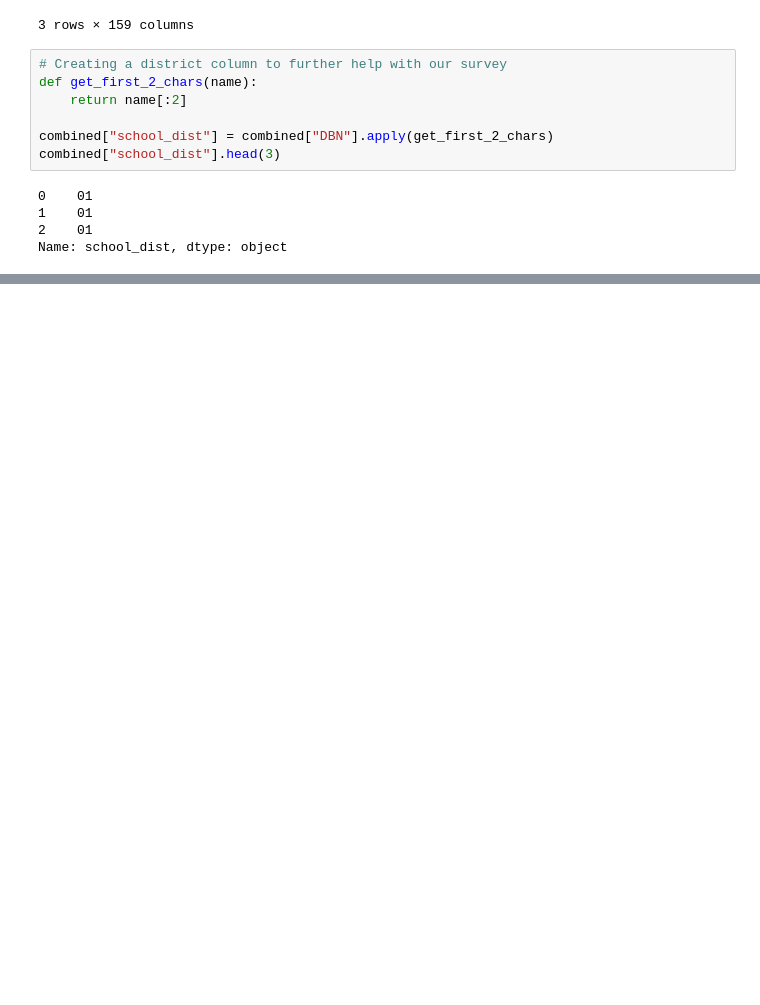
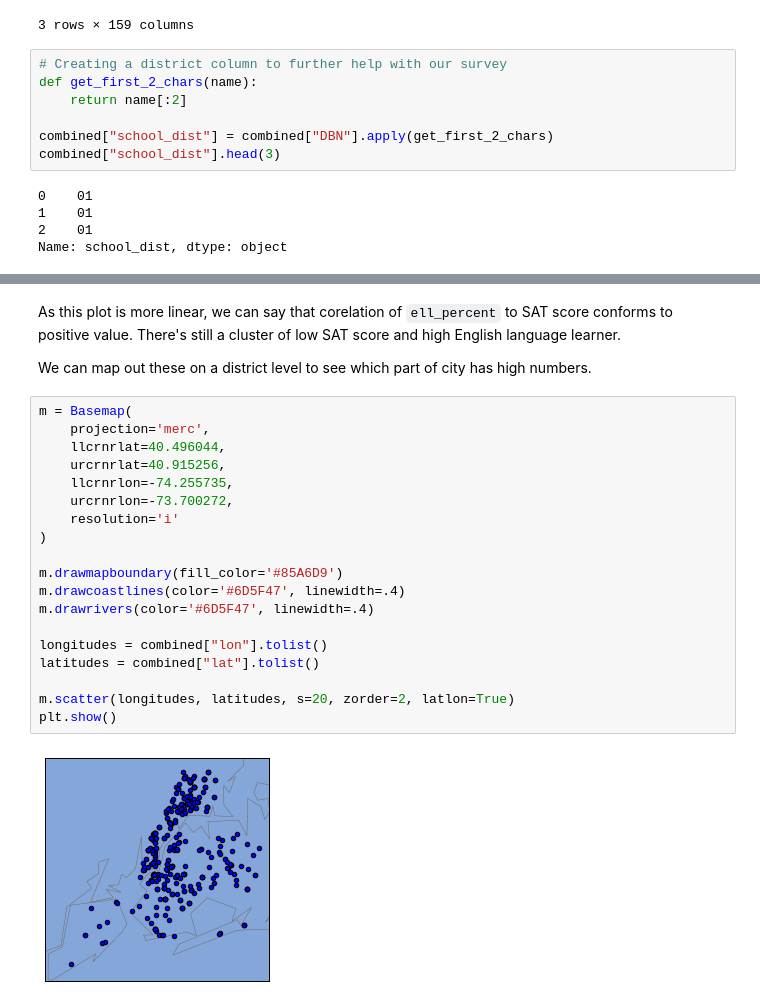
Before and after one commit to aniruddhabarapatre/Dataquest, a Jupyter notebook: NYC_SAT_Score/NYC_SAT_score.ipynb, the cells around one changed output, grey strips where cells are left out. Saved outputs shown, nothing was run; the diff lists cells and outputs as text; blank space fills up the shorter version.

```diff
--- a/NYC_SAT_Score/NYC_SAT_score.ipynb
+++ b/NYC_SAT_Score/NYC_SAT_score.ipynb
@@ -300,0 +385,25 @@ Name: school_dist, dtype: object
+# %% [markdown]
+As this plot is more linear, we can say that corelation of `ell_percent` to SAT score conforms to positive value. There's still a cluster of low SAT score and high English language learner.
+
+We can map out these on a district level to see which part of city has high numbers.
+# %%
+m = Basemap(
+    projection='merc',
+    llcrnrlat=40.496044,
+    urcrnrlat=40.915256,
+    llcrnrlon=-74.255735,
+    urcrnrlon=-73.700272,
+    resolution='i'
+)
+
+m.drawmapboundary(fill_color='#85A6D9')
+m.drawcoastlines(color='#6D5F47', linewidth=.4)
+m.drawrivers(color='#6D5F47', linewidth=.4)
+
+longitudes = combined["lon"].tolist()
+latitudes = combined["lat"].tolist()
+
+m.scatter(longitudes, latitudes, s=20, zorder=2, latlon=True)
+plt.show()
+# %% [output]
+[figure, added]
```
Also changed, not shown: parts of 15 cells of this notebook.
